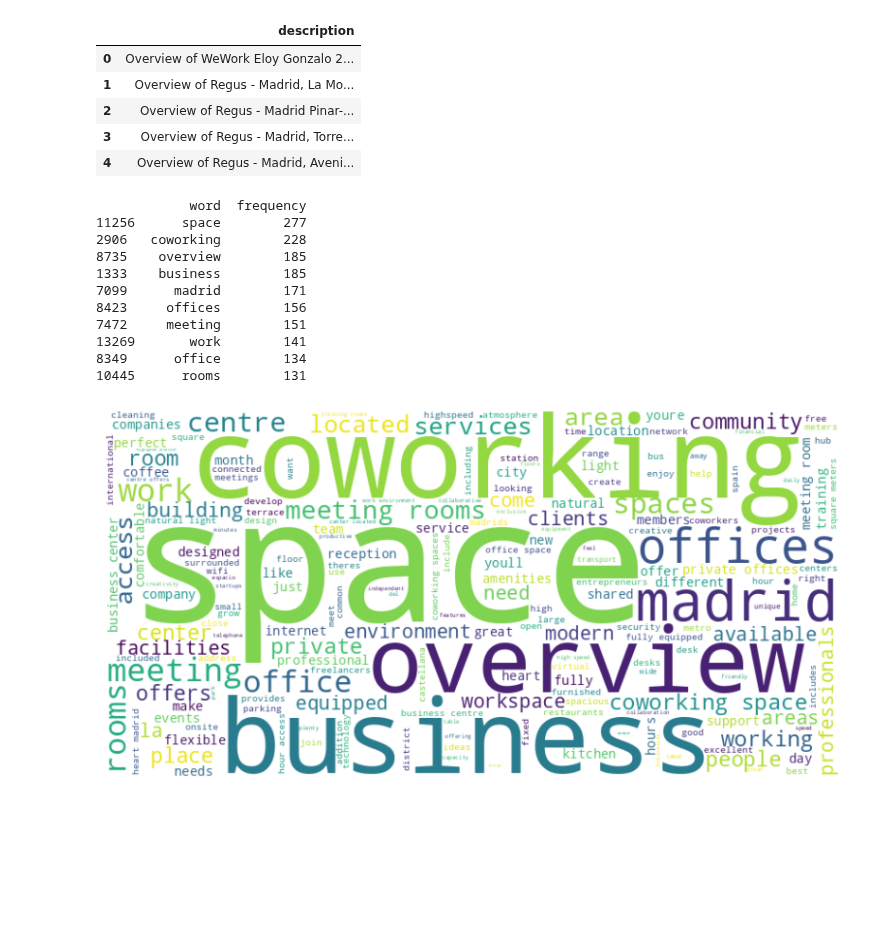
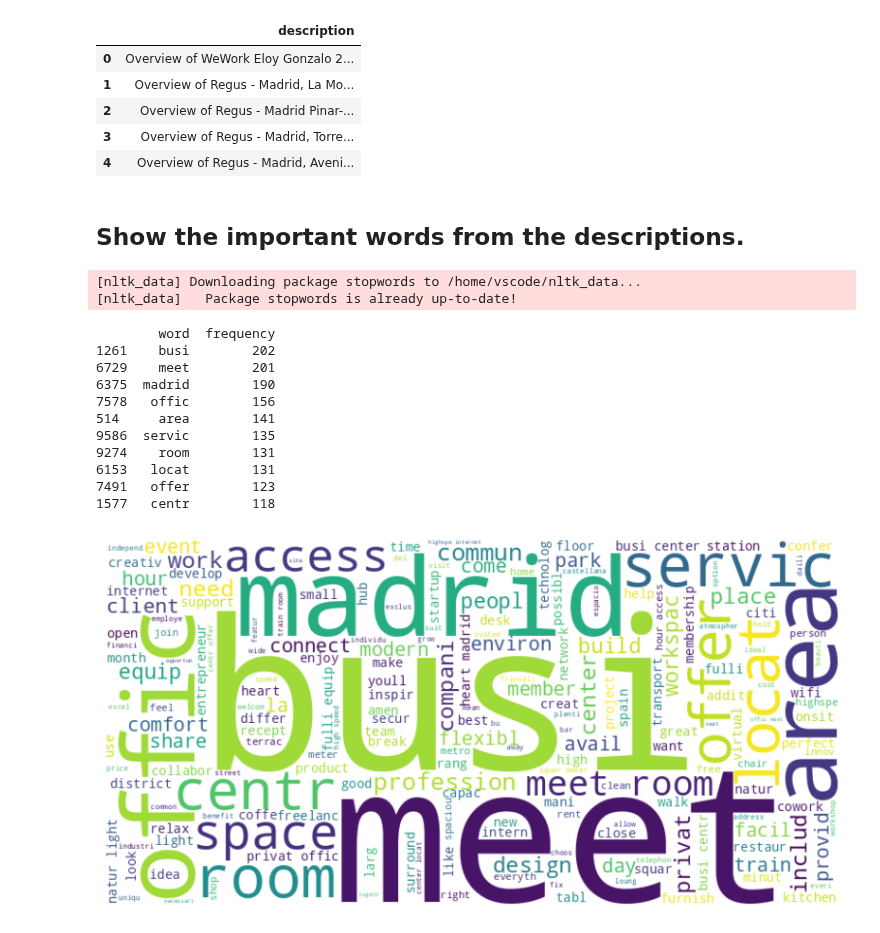
Before and after one commit to GabrielFersPin/Coworking, a Jupyter notebook: src/data_processing/madrid_overview_analysis.ipynb, the cells around one changed output. Saved outputs shown, nothing was run; the diff lists cells and outputs as text; code cells hidden in the pictures; blank space fills up the shorter version.

```diff
--- a/src/data_processing/madrid_overview_analysis.ipynb
+++ b/src/data_processing/madrid_overview_analysis.ipynb
@@ -23,6 +25,8 @@ df_overview.head()
 | 2 | Overview of Regus - Madrid Pinar-... |
 | 3 | Overview of Regus - Madrid, Torre... |
 | 4 | Overview of Regus - Madrid, Aveni... |
+# %% [markdown]
+## Show the important words from the descriptions.
 # %%
 import pandas as pd
 import re
@@ -30,16 +34,36 @@ from sklearn.feature_extraction.text import CountVectorizer
 import matplotlib.pyplot as plt
 from wordcloud import WordCloud
 import json
+from nltk.corpus import stopwords
+from nltk.stem import PorterStemmer
+import nltk
 
-# Preprocessing the text
-def preprocess_text(text):
+# Download the NLTK stopwords if not already available
+nltk.download('stopwords')
+
+# Preprocessing the text and removing unwanted terms
+def preprocess_text(text, custom_stopwords):
     # Convert to lowercase
     text = text.lower()
 
-    # Remove special characters and digits (leave only alphabets and spaces)
+    # Remove unwanted terms/phrases like 'overview', 'regus madrid', 'regus'
+    text = re.sub(r'\boverview\b|\bregus madrid\b|\bregus\b', '', text)  # \b for word boundaries
+
+    # Remove special characters, digits and extra spaces (leave only alphabets and spaces)
     text = re.sub(r'[^a-z\s]', '', text)
 
-    return text
+    # Remove extra spaces
+    text = re.sub(r'\s+', ' ', text).strip()
+
+    # Tokenize the text into words
+    words = text.split()
+
+    # Remove stopwords and perform stemming
+    ps = PorterStemmer()
+    words = [ps.stem(word) for word in words if word not in custom_stopwords]
+
+    # Join the words back into a single string
+    return ' '.join(words)
 
 # Load your JSON data
 with open(path, 'r', encoding='utf-8') as file:
@@ -47,43 +71,48 @@ with open(path, 'r', encoding='utf-8') as file:
 
 # Normalize the JSON to a DataFrame
 df = pd.json_normalize(data)
 
+# Define custom stopwords (add any words you consider irrelevant)
+custom_stopwords = set(stopwords.words('english')) | {'space', 'office', 'work', 'coworking', 'room'}
+
 # Apply preprocessing to each row in the 'overview' column
-df['overview_cleaned'] = df['description'].apply(lambda x: preprocess_text(x))
+df['overview_cleaned'] = df['description'].apply(lambda x: preprocess_text(x, custom_stopwords))
 
 # Step 2: Common Words Analysis
 vectorizer = CountVectorizer(stop_words='english', ngram_range=(1, 2))  # (1, 2) for unigrams and bigrams
 X = vectorizer.fit_transform(df['overview_cleaned'])
 
 # Get the most common words/bigrams
 word_freq = X.toarray().sum(axis=0)
 common_words = vectorizer.get_feature_names_out()
 
 # Create a DataFrame to display the common words and their frequencies
 word_freq_df = pd.DataFrame(zip(common_words, word_freq), columns=['word', 'frequency'])
 word_freq_df = word_freq_df.sort_values(by='frequency', ascending=False)
 
 # Print the top 10 most common words/bigrams
 print(word_freq_df.head(10))
 
 # Step 3: Visualize the Common Words (Word Cloud)
 wordcloud = WordCloud(width=800, height=400, background_color='white').generate_from_frequencies(dict(zip(common_words, word_freq)))
 
 # Display the word cloud
 plt.figure(figsize=(10, 6))
 plt.imshow(wordcloud, interpolation='bilinear')
 plt.axis('off')
 plt.show()
 # %% [output]
-            word  frequency
-11256      space        277
-2906   coworking        228
-8735    overview        185
-1333    business        185
-7099      madrid        171
-8423     offices        156
-7472     meeting        151
-13269       work        141
-8349      office        134
-10445      rooms        131
+[nltk_data] Downloading package stopwords to /home/vscode/nltk_data...
+[nltk_data]   Package stopwords is already up-to-date!
+        word  frequency
+1261    busi        202
+6729    meet        201
+6375  madrid        190
+7578   offic        156
+514     area        141
+9586  servic        135
+9274    room        131
+6153   locat        131
+7491   offer        123
+1577   centr        118
-[figure, old version]
+[figure, new version]
```
Also changed, not shown: parts of 14 cells of this notebook, 2 other files.
